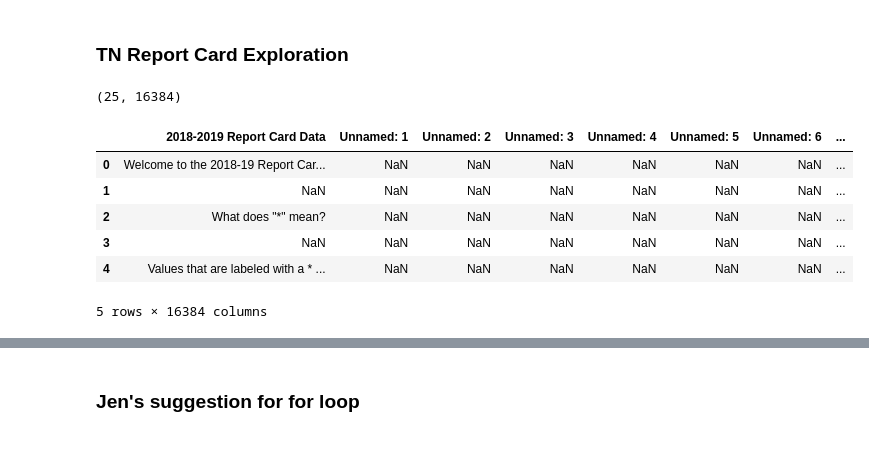
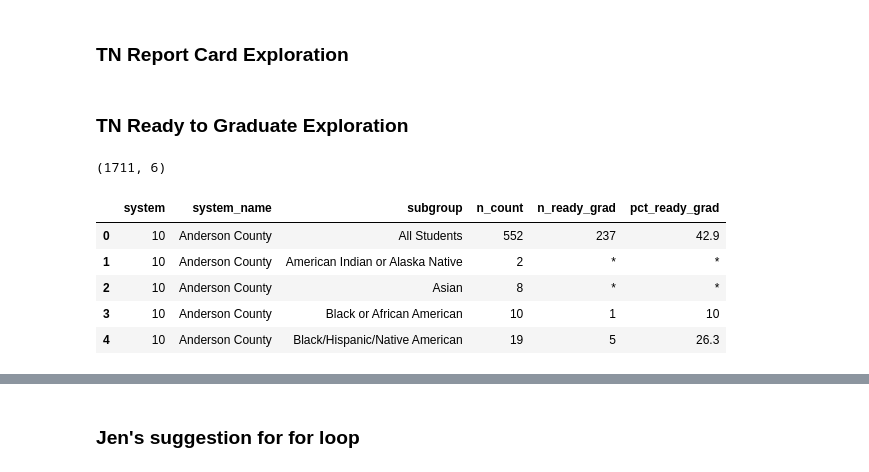
Before and after one commit to CalebAutry/capstone, a Jupyter notebook: notebooks/capstone.ipynb, the cells around one changed output, grey strips where cells are left out. Saved outputs shown, nothing was run; the diff lists cells and outputs as text; code cells hidden in the pictures.

```diff
--- a/notebooks/capstone.ipynb
+++ b/notebooks/capstone.ipynb
@@ -23,3 +23,6 @@ cr_income = pd.read_csv('../data/acs2019_1yr_B19001_01000US/acs2019_1yr_B19001_0
 # %%
 # CensusReporter: Davidson County, TN Household Income in the Past 12 Months (2019) (metadata)
 cr_income_metadata = pd.read_json('../data/acs2019_1yr_B19001_01000US/metadata.json')
+# %%
+# TN Ready to Graduate by District 2019-2020 (Data maybe affected due to pandemic and regulations)
+ready_grad_19 = pd.read_csv('../data/ready_graduate_district_suppressed.csv')
@@ -486,14 +517,15 @@ plt.xticks(rotation=45,
+# %% [markdown]
+### TN Ready to Graduate Exploration
 # %%
-reportcard.shape
+ready_grad_19.shape
 # %% [output]
-(25, 16384)
+(1711, 6)
 # %%
-reportcard.head()
+ready_grad_19.head()
 # %% [output]
-|  | 2018-2019 Report Card Data | Unnamed: 1 | Unnamed: 2 | Unnamed: 3 | Unnamed: 4 | Unnamed: 5 | Unnamed: 6 | ... |
-| 0 | Welcome to the 2018-19 Report Car... | NaN | NaN | NaN | NaN | NaN | NaN | ... |
-| 1 | NaN | NaN | NaN | NaN | NaN | NaN | NaN | ... |
-| 2 | What does "*" mean? | NaN | NaN | NaN | NaN | NaN | NaN | ... |
-| 3 | NaN | NaN | NaN | NaN | NaN | NaN | NaN | ... |
-| 4 | Values that are labeled with a * ... | NaN | NaN | NaN | NaN | NaN | NaN | ... |
+|  | system | system_name | subgroup | n_count | n_ready_grad | pct_ready_grad |
+| 0 | 10 | Anderson County | All Students | 552 | 237 | 42.9 |
+| 1 | 10 | Anderson County | American Indian or Alaska Native | 2 | * | * |
+| 2 | 10 | Anderson County | Asian | 8 | * | * |
+| 3 | 10 | Anderson County | Black or African American | 10 | 1 | 10 |
+| 4 | 10 | Anderson County | Black/Hispanic/Native American | 19 | 5 | 26.3 |
-5 rows × 16384 columns
```
Also changed, not shown: parts of 33 cells of this notebook.
